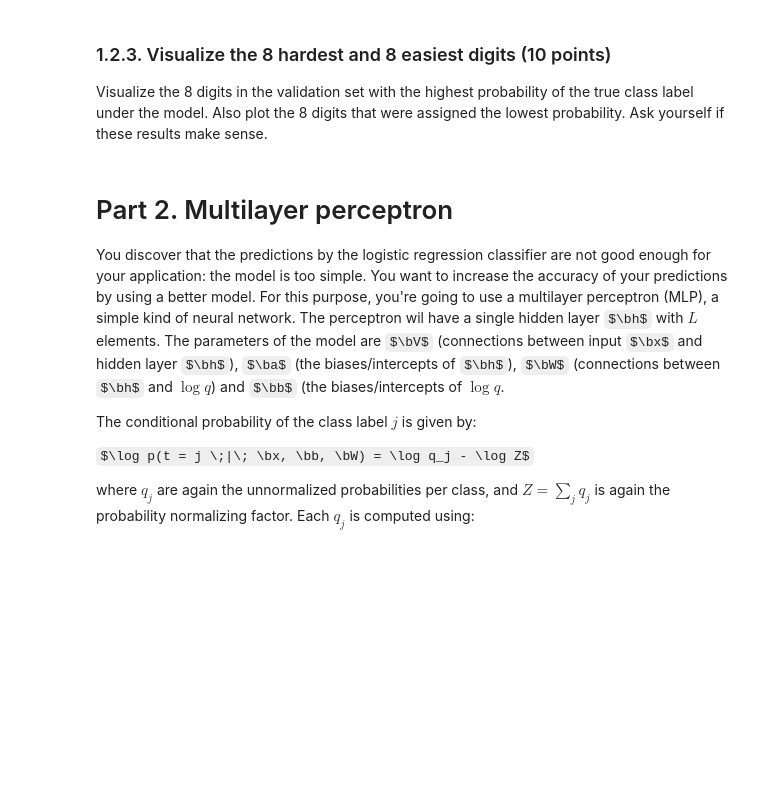
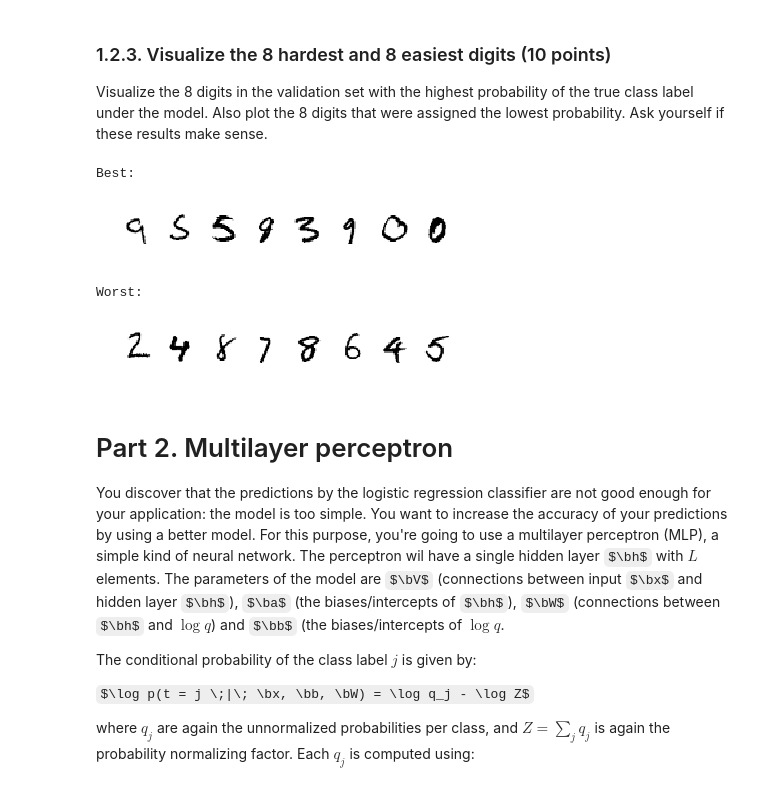
Before and after one commit to basveeling/ml1labs, a Jupyter notebook: Lab2.ipynb, the cells around one changed output. Saved outputs shown, nothing was run; the diff lists cells and outputs as text; code cells hidden in the pictures; some formulas as TeX source; blank space fills up the shorter version.

```diff
--- a/Lab2.ipynb
+++ b/Lab2.ipynb
@@ -343,6 +390,25 @@ plot_weights(w_trained, numcols=5)
 Visualize the 8 digits in the validation set with the highest probability of the true class label under the model.
 Also plot the 8 digits that were assigned the lowest probability.
 Ask yourself if these results make sense.
+# %%
+predictions = np.matrix(x_valid).dot(np.matrix(w_trained)) + b_trained
+
+valid_class_props = predictions[:,[t_valid]]
+
+sorted_probs = np.argsort(valid_class_props,0);
+
+worst = sorted_probs[0:8];
+best =sorted_probs[-8:];
+print('Best:');
+plot_digits(x_valid[best], numcols=8)
+
+print('Worst:');
+plot_digits(x_valid[worst], numcols=8)
+# %% [output]
+Best:
+[figure, added]
+Worst:
+[figure, added]
 # %% [markdown]
 # Part 2. Multilayer perceptron
 
```
Also changed, not shown: parts of 8 cells of this notebook.
